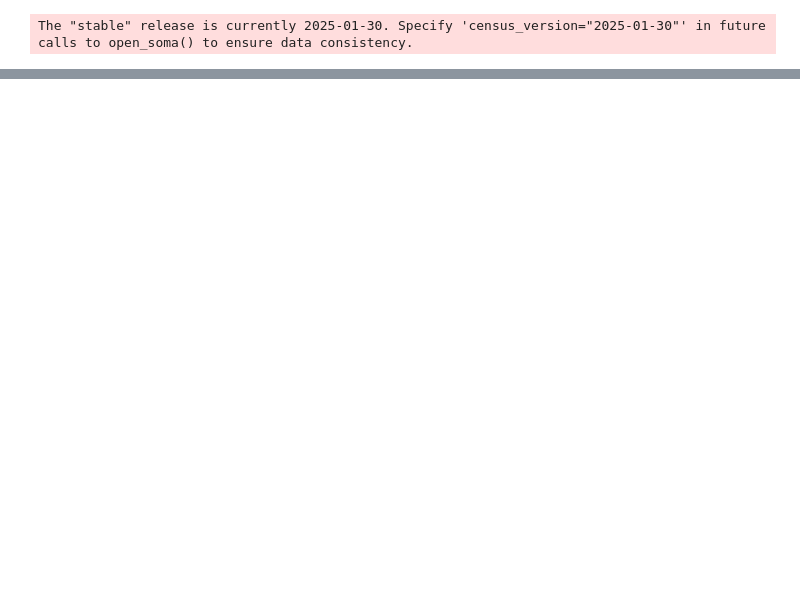
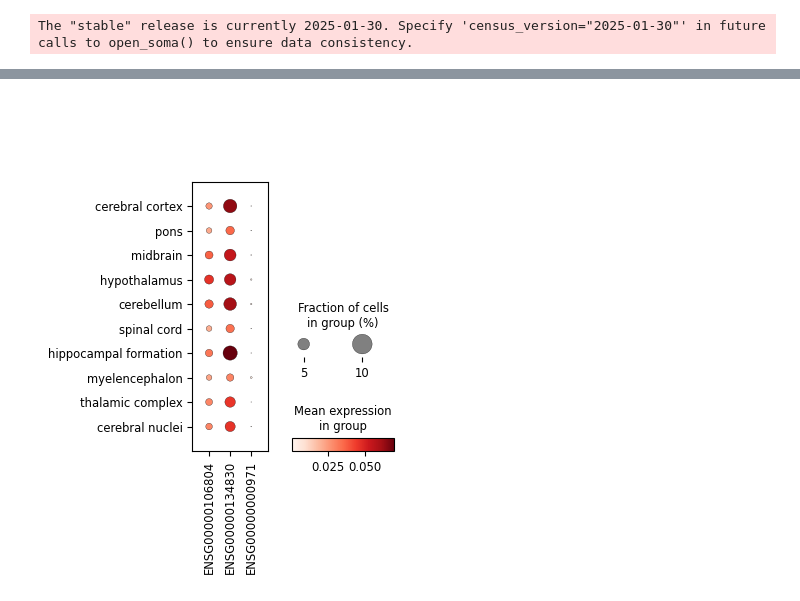
Before and after one commit to aumchampaneri/Alexander-Lab, a Jupyter notebook: Complement Microglial Expression/New query test.ipynb, the cells around one changed output, grey strips where cells are left out. Saved outputs shown, nothing was run; the diff lists cells and outputs as text; code cells hidden in the pictures; blank space fills up the shorter version.

```diff
--- a/Complement Microglial Expression/New query test.ipynb
+++ b/Complement Microglial Expression/New query test.ipynb
@@ -38,0 +87,14 @@ AnnData object with n_obs × n_vars = 91838 × 59236
+# %%
+import scanpy as sc
+
+# Create a dictionary with complement gene names and Ensembl codes
+complement_genes = {
+    'C3AR1': 'ENSG00000106804',
+    'C5AR1': 'ENSG00000134830',
+    'CFH': 'ENSG00000000971'
+}
+
+# Create the dot plot with gene names as x-axis labels
+sc.pl.dotplot(homo_microglia, var_names=list(complement_genes.values()), groupby='tissue', var_group_labels=list(complement_genes.keys()))
+# %% [output]
+[figure, added]
```
Also changed, not shown: parts of 7 cells of this notebook.
